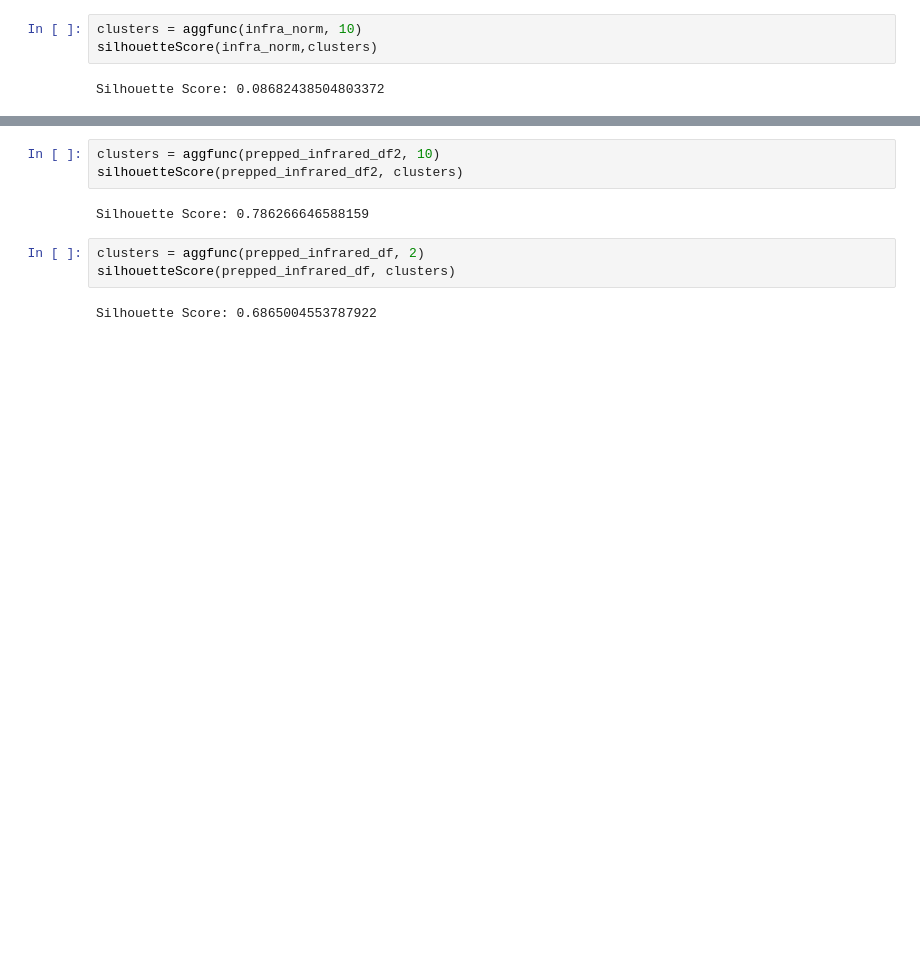
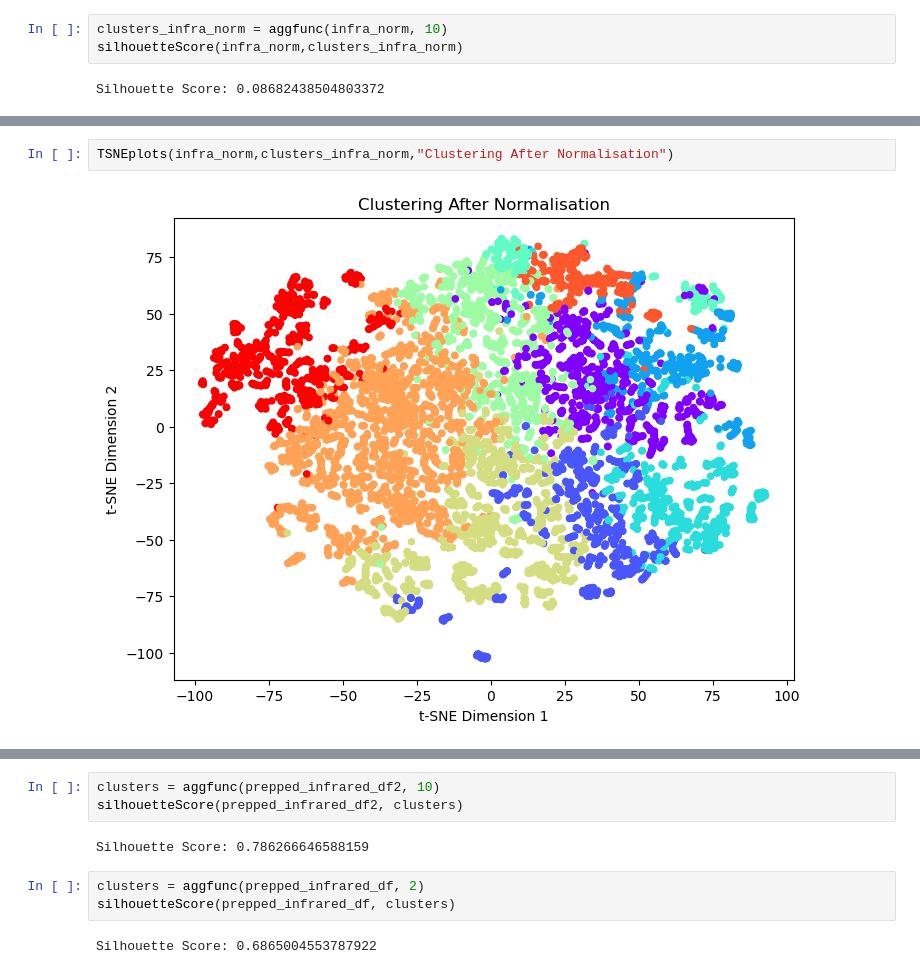
Before and after one commit to Suhail270/DMML_Part2, a Jupyter notebook: clustering.ipynb, the cells around one changed output, grey strips where cells are left out. Saved outputs shown, nothing was run; the diff lists cells and outputs as text; blank space fills up the shorter version.

```diff
--- a/clustering.ipynb
+++ b/clustering.ipynb
@@ -145,5 +324,5 @@ infra_norm=(infra_no_outliers-mean)/std
 # %%
-clusters = aggfunc(infra_norm, 10)
-silhouetteScore(infra_norm,clusters)
+clusters_infra_norm = aggfunc(infra_norm, 10)
+silhouetteScore(infra_norm,clusters_infra_norm)
 # %% [output]
 Silhouette Score: 0.08682438504803372
@@ -166 +329,5 @@ infrared_df_norm.shape
+# %%
+TSNEplots(infra_norm,clusters_infra_norm,"Clustering After Normalisation")
+# %% [output]
+[figure, added]
 # %%
```
Also changed, not shown: parts of 60 cells of this notebook.
